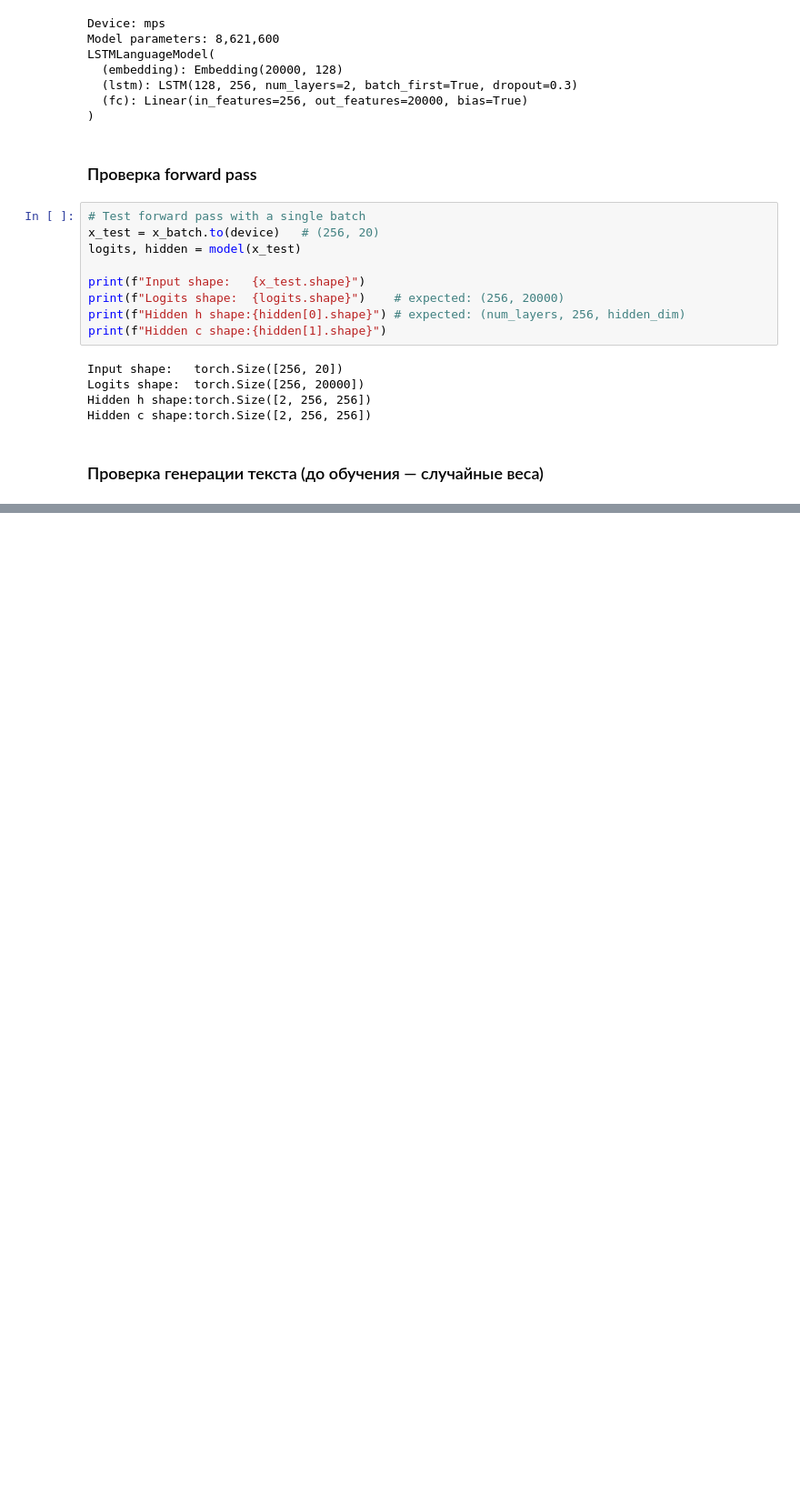
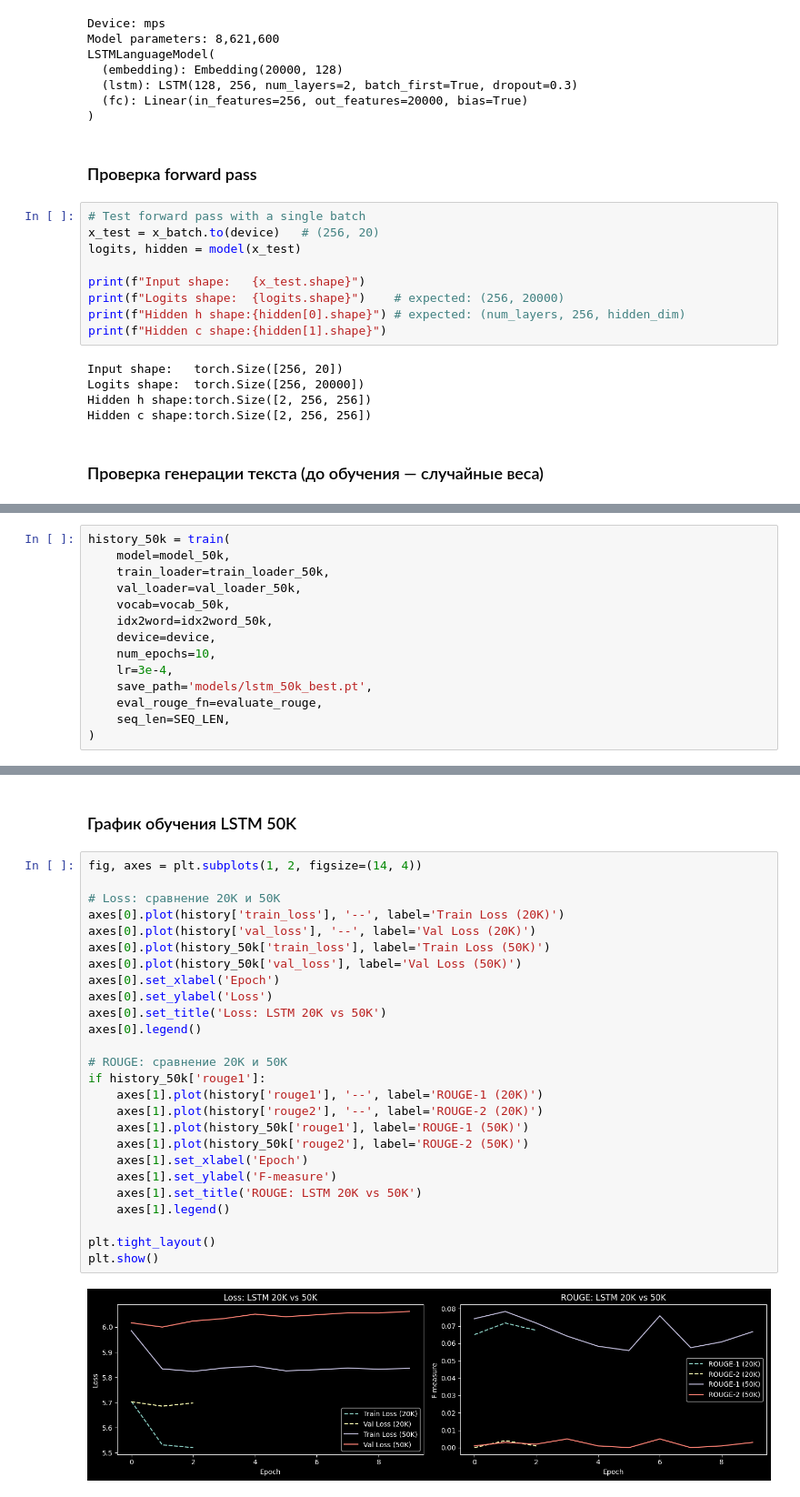
Before and after one commit to smandreev/practicum_nn_task_01, a Jupyter notebook: solution.ipynb, the cells around one changed output, grey strips where cells are left out. Shown at 91% size. Saved outputs shown, nothing was run; the diff lists cells and outputs as text; blank space fills up the shorter version.

```diff
--- a/solution.ipynb
+++ b/solution.ipynb
@@ -269,0 +481,14 @@ Full text:  is upset that he cant update his facebook by texting it and might 12
+# %%
+history_50k = train(
+    model=model_50k,
+    train_loader=train_loader_50k,
+    val_loader=val_loader_50k,
+    vocab=vocab_50k,
+    idx2word=idx2word_50k,
+    device=device,
+    num_epochs=10,
+    lr=3e-4,
+    save_path='models/lstm_50k_best.pt',
+    eval_rouge_fn=evaluate_rouge,
+    seq_len=SEQ_LEN,
+)
@@ -269,0 +581,30 @@ Full text:  is upset that he cant update his facebook by texting it and might 12
+# %% [markdown]
+### График обучения LSTM 50K
+# %%
+fig, axes = plt.subplots(1, 2, figsize=(14, 4))
+
+# Loss: сравнение 20K и 50K
+axes[0].plot(history['train_loss'], '--', label='Train Loss (20K)')
+axes[0].plot(history['val_loss'], '--', label='Val Loss (20K)')
+axes[0].plot(history_50k['train_loss'], label='Train Loss (50K)')
+axes[0].plot(history_50k['val_loss'], label='Val Loss (50K)')
+axes[0].set_xlabel('Epoch')
+axes[0].set_ylabel('Loss')
+axes[0].set_title('Loss: LSTM 20K vs 50K')
+axes[0].legend()
+
+# ROUGE: сравнение 20K и 50K
+if history_50k['rouge1']:
+    axes[1].plot(history['rouge1'], '--', label='ROUGE-1 (20K)')
+    axes[1].plot(history['rouge2'], '--', label='ROUGE-2 (20K)')
+    axes[1].plot(history_50k['rouge1'], label='ROUGE-1 (50K)')
+    axes[1].plot(history_50k['rouge2'], label='ROUGE-2 (50K)')
+    axes[1].set_xlabel('Epoch')
+    axes[1].set_ylabel('F-measure')
+    axes[1].set_title('ROUGE: LSTM 20K vs 50K')
+    axes[1].legend()
+
+plt.tight_layout()
+plt.show()
+# %% [output]
+[figure, added]
```
Also changed, not shown: parts of 28 cells of this notebook, 1 other file.
